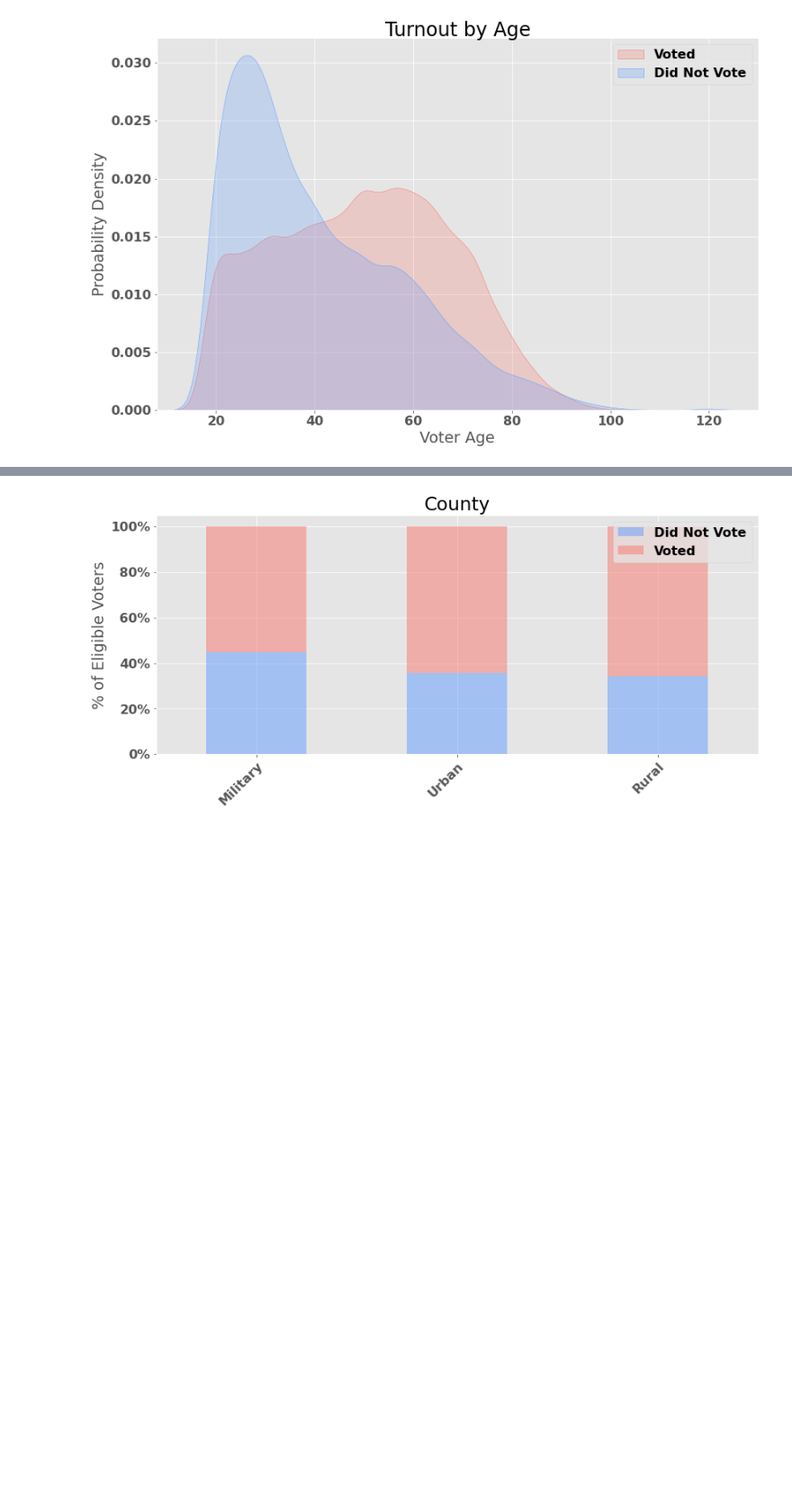
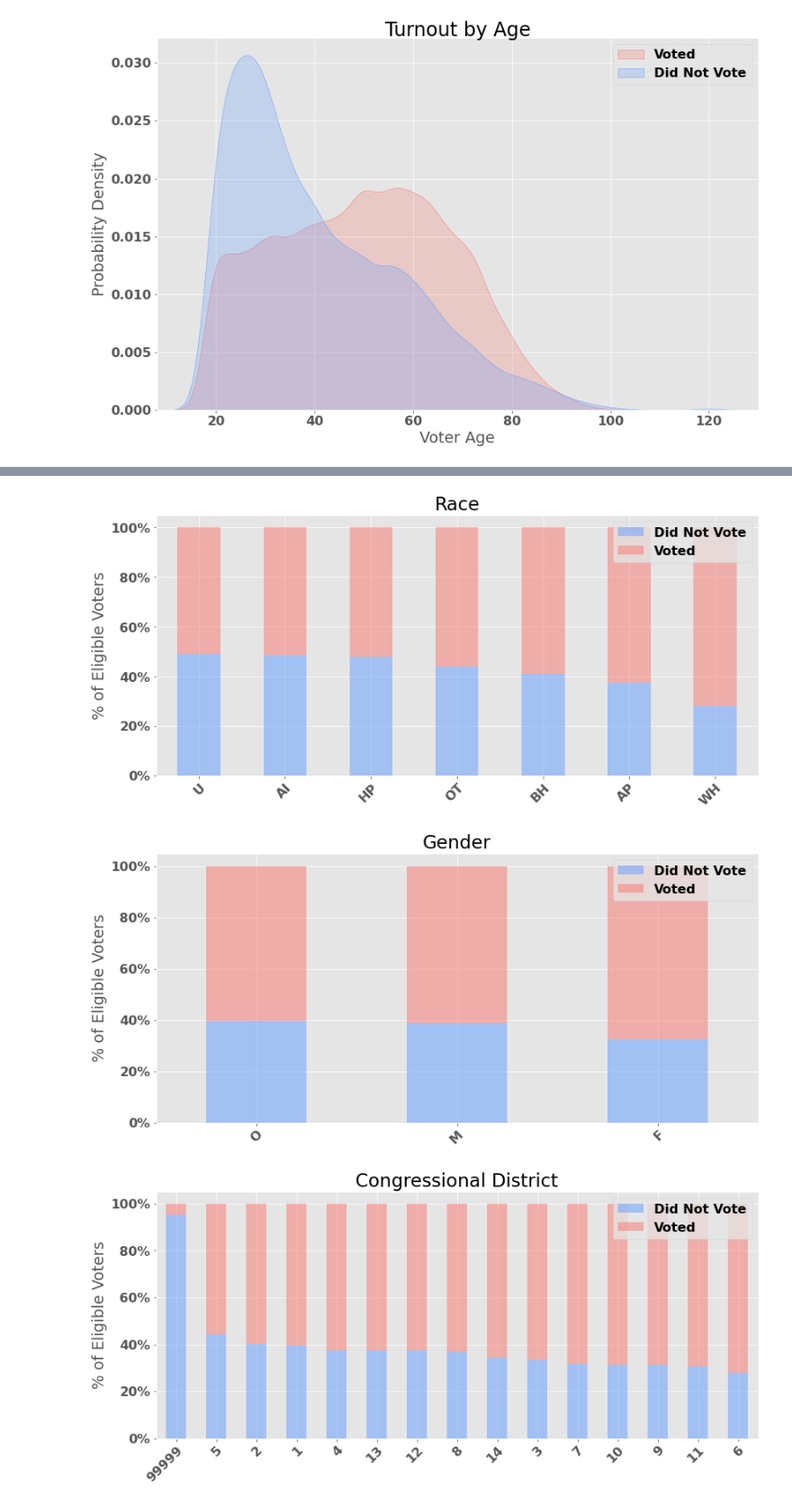
Before and after one commit to jkurdys/predicting_turnout, a Jupyter notebook: notebooks/new_eda.ipynb, the cells around one changed output, grey strips where cells are left out. Shown at 90% size. Saved outputs shown, nothing was run; the diff lists cells and outputs as text; code cells hidden in the pictures; blank space fills up the shorter version.

Commit message:
added images, sample df, cleaned up nbs

```diff
--- a/notebooks/new_eda.ipynb
+++ b/notebooks/new_eda.ipynb
@@ -16,7 +16,7 @@ Then scroll down to the visualizations
 
 # tot = pd.read_pickle('../data/tot_eda.pkl')
 
-# tot_samp = pd.read_pickle('../data/tot_eda_samp.pkl')
+tot_samp = pd.read_pickle('../data/tot_samp_eda.pkl')
 
 # tot = pd.read_csv('../data/ga_archive/tbl_prod_GABU202012_all.csv', sep = '|')
 # %%
@@ -96,2 +93,0 @@ tot = clean_data_for_eda(tot)
-# %%
-tot_samp = tot.sample(100000)
@@ -186,6 +184,10 @@ def plot_one_categorical_feature(df, col):
         plt.tight_layout(rect=(0,0,1,0.98))
         plt.savefig(f"../images/{cols[col]}_bar.png", transparent=True, dpi=200)
 # %%
-plot_one_categorical_feature(tot_samp, 3)
+cols = ['race', 'gender', 'congressional_district', 'county']
+for num in range(len(cols)):
+    plot_one_categorical_feature(tot_samp, num)
 # %% [output]
-[figure, old version]
+[figure, new version]
+[figure, added]
+[figure, added]
```
Also changed, not shown: parts of 6 cells of this notebook, 8 other files.
